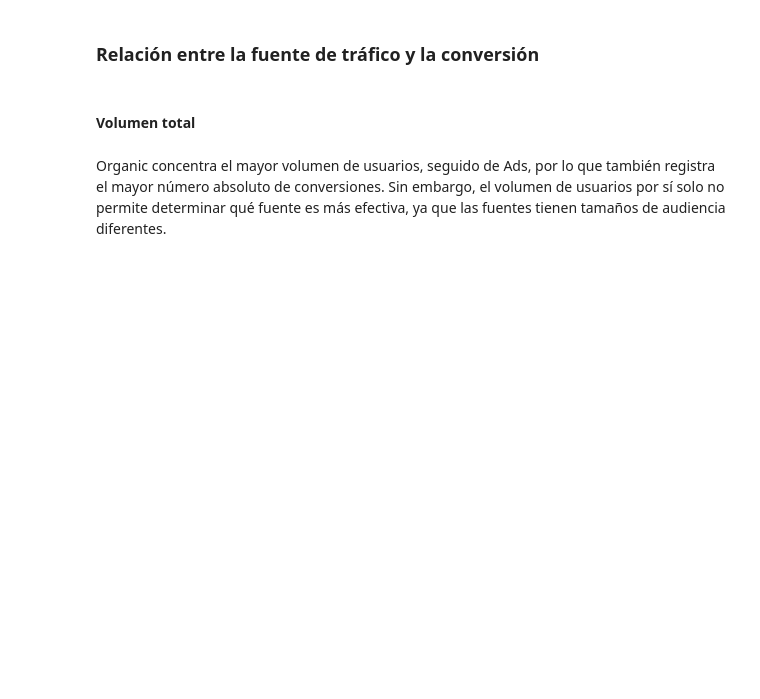
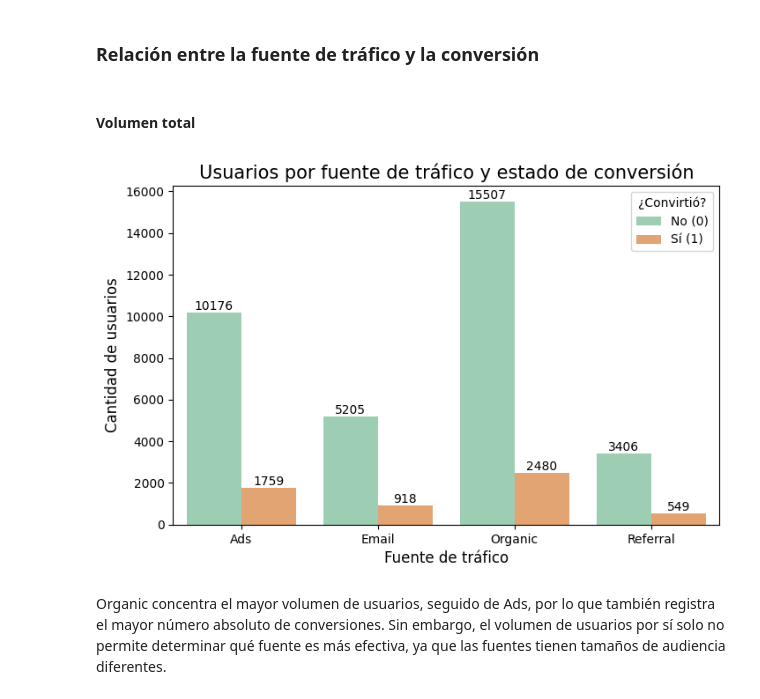
Before and after one commit to rojaspetit/analysis_landing_page_test, a Jupyter notebook: analysis_landing_page_test.ipynb, the cells around one changed output. Saved outputs shown, nothing was run; the diff lists cells and outputs as text; code cells hidden in the pictures; blank space fills up the shorter version.

```diff
--- a/analysis_landing_page_test.ipynb
+++ b/analysis_landing_page_test.ipynb
@@ -25,6 +41,6 @@ from scipy.stats import chi2_contingency
 # %%
-# Carga de archivo
-df = pd.read_csv('/datasets/landing_experiment.csv')
+# Cargar dataset
+df = pd.read_csv("data/landing_experiment.csv")
 # %% [markdown]
 **Vista previa e información general del conjunto de datos**
 # %%
@@ -202,7 +222,10 @@ promedios = {
 }
 ax = sns.barplot(
     x=list(promedios.keys()),
-    y=list(promedios.values())
+    y=list(promedios.values()),
+    palette=["#377EA8", "#E77E26"],
+    hue=list(promedios.keys()),
+    legend=False
 )
 for bar in ax.patches:
     height = bar.get_height()
@@ -448,32 +537,35 @@ Se utilizan gráficos de volumen y de tasa de conversión para identificar patro
 # %%
 # Usuarios por fuente y estado de conversión
 plt.figure(figsize=(8,5))
 ax = sns.countplot(
     data=df,
     x="traffic_source",
     hue="converted",
     order=["Ads", "Email", "Organic", "Referral"],
     palette=["#95D5B2", "#F4A261"]
 )
 for bar in ax.patches:
     height = bar.get_height()
-    ax.text(
-        x=bar.get_x() + bar.get_width()/2,
-        y=height,
-        s=int(height),
-        ha="center",
-        va="bottom",
-        fontsize=10
+    if height > 0:
+      ax.text(
+          x=bar.get_x() + bar.get_width()/2,
+          y=height,
+          s=int(height),
+          ha="center",
+          va="bottom",
+          fontsize=10
     )
 plt.title("Usuarios por fuente de tráfico y estado de conversión", fontsize=15)
 plt.xlabel("Fuente de tráfico", fontsize=12)
 plt.ylabel("Cantidad de usuarios", fontsize=12)
 plt.legend(
     title="¿Convirtió?",
     labels=["No (0)", "Sí (1)"]
 )
 plt.savefig("images/traffic_conversion_volume.png", dpi=300, bbox_inches="tight")
 plt.show()
+# %% [output]
+[figure, added]
 # %% [markdown]
 Organic concentra el mayor volumen de usuarios, seguido de Ads, por lo que también registra el mayor número absoluto de conversiones. Sin embargo, el volumen de usuarios por sí solo no permite determinar qué fuente es más efectiva, ya que las fuentes tienen tamaños de audiencia diferentes.
 # %% [markdown]
```
Also changed, not shown: parts of 22 cells of this notebook.
